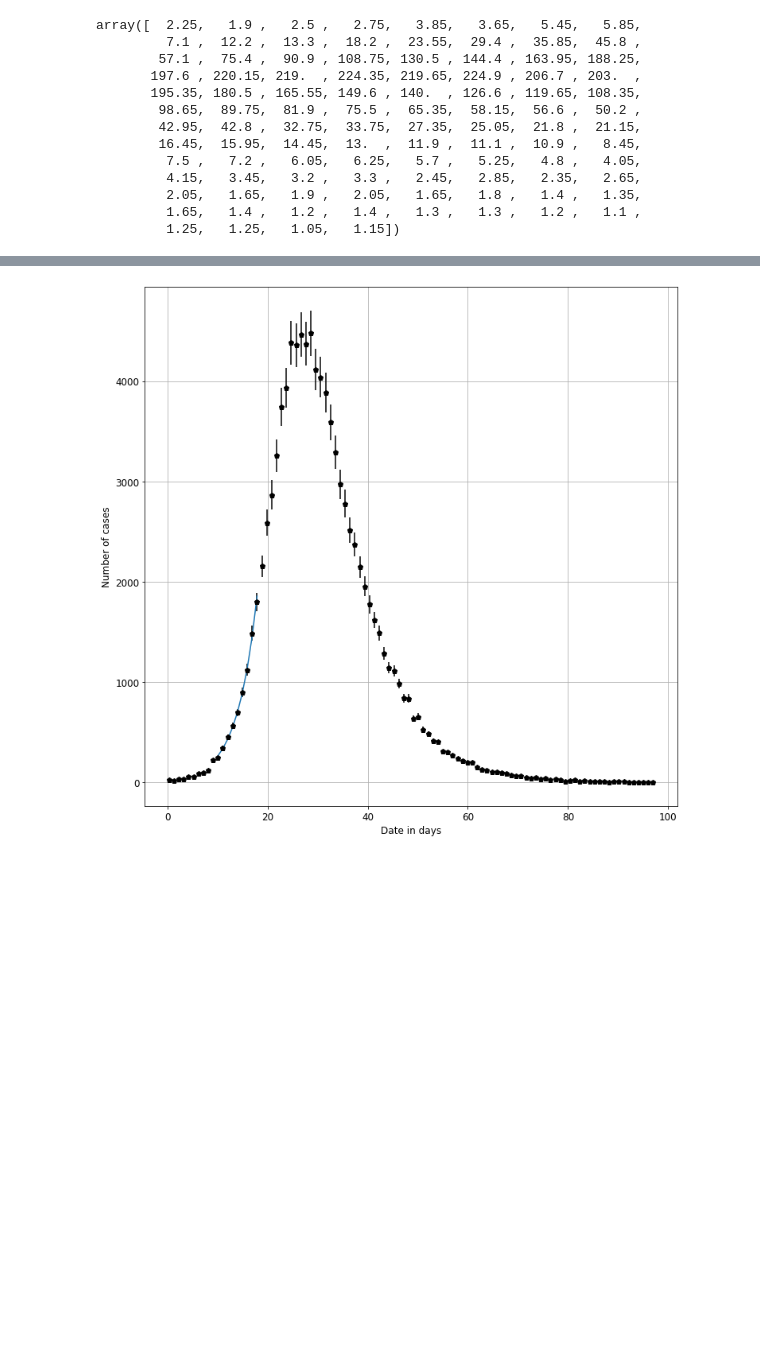
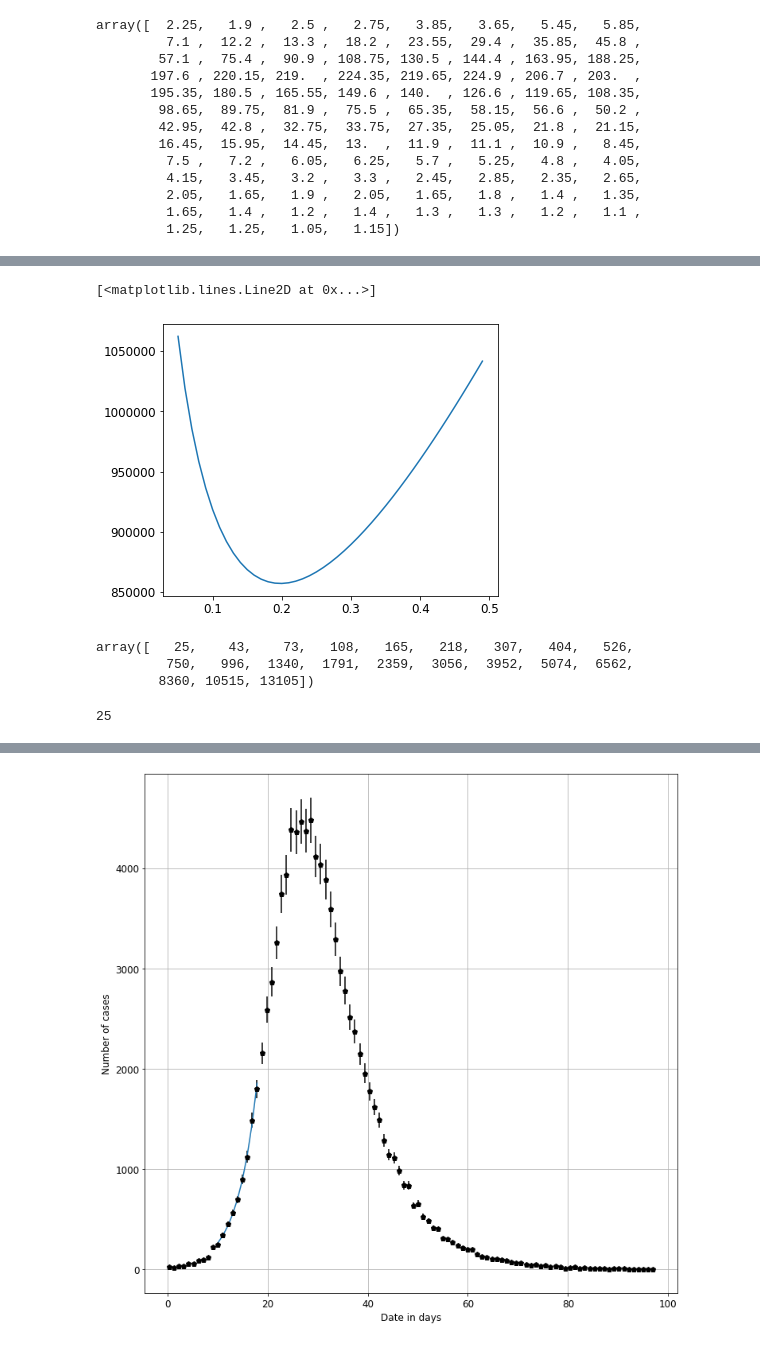
Before and after one commit to jjgomezcadenas/C19, a Jupyter notebook: nb/sir_fit.ipynb, the cells around one changed output, grey strips where cells are left out. Cells and saved outputs as stored; diff of their text form; code cells hidden in the pictures; blank space fills up the shorter version.

```diff
--- a/nb/sir_fit.ipynb
+++ b/nb/sir_fit.ipynb
@@ -184,0 +246,13 @@ array([  2.25,   1.9 ,   2.5 ,   2.75,   3.85,   3.65,   5.45,   5.85,
+# %%
+def logL(r, ic):
+    l1 = -r * np.sum(ic)
+    l2 = (ic[-1] - ic[0]) * np.log(1 - np.exp(-r))
+    return -ic[0] * (l1 + l2)
+# %%
+rc = np.arange(0.05, 0.5, 0.01)
+yc = [logL(x, ict) for x in rc]
+# %%
+plt.plot(rc, yc)
+# %% [output]
+[<matplotlib.lines.Line2D at 0x...>]
+[figure, added]
@@ -184,0 +273,10 @@ array([  2.25,   1.9 ,   2.5 ,   2.75,   3.85,   3.65,   5.45,   5.85,
+# %%
+ict
+# %% [output]
+array([   25,    43,    73,   108,   165,   218,   307,   404,   526,
+         750,   996,  1340,  1791,  2359,  3056,  3952,  5074,  6562,
+        8360, 10515, 13105])
+# %%
+ict[0]
+# %% [output]
+25
```
Also changed, not shown: parts of 19 cells of this notebook, 3 other files.
